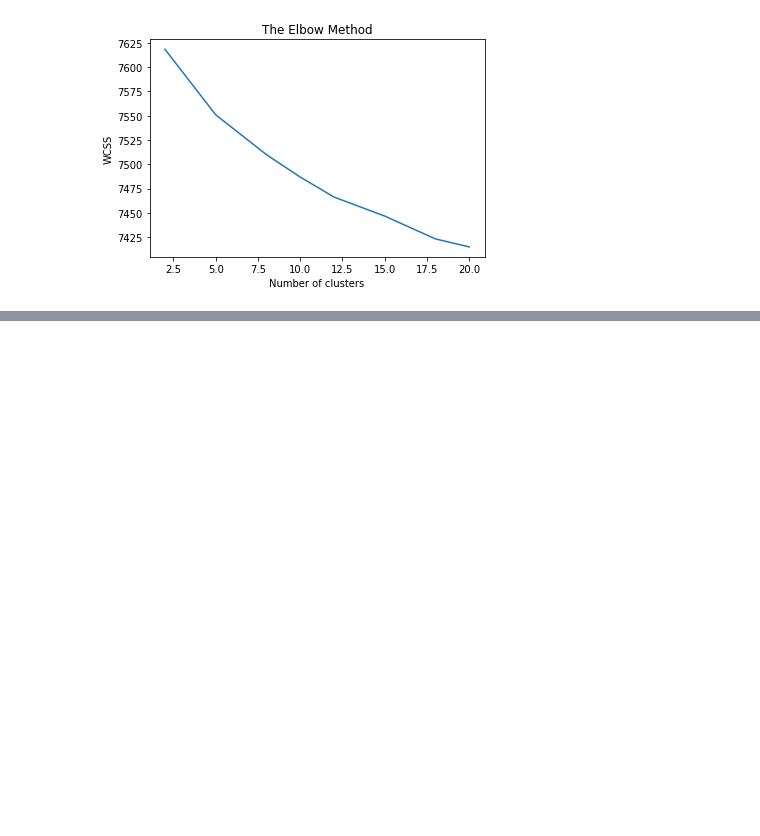
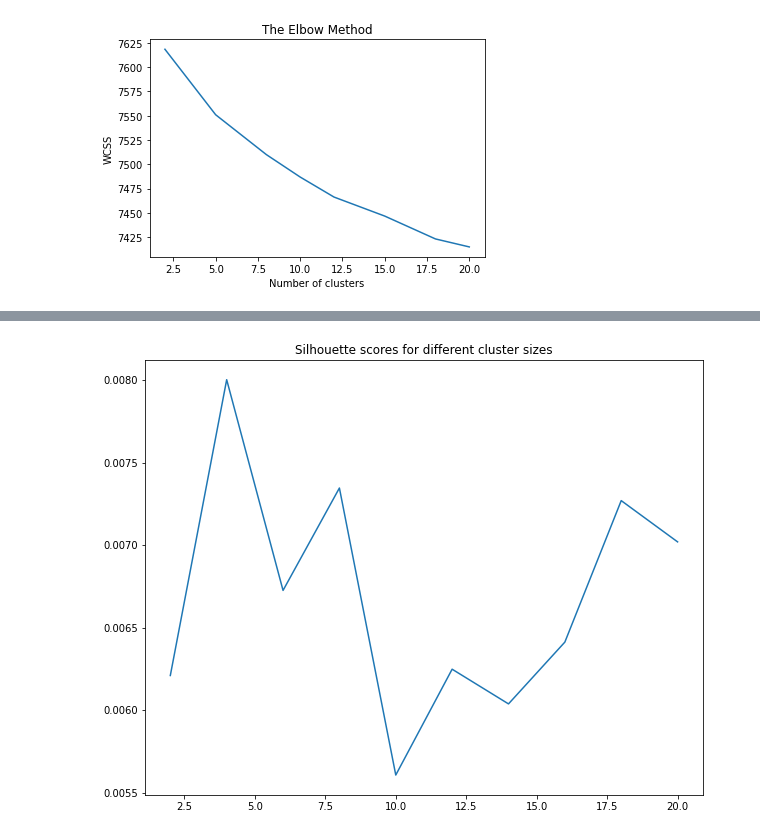
Before and after one commit to vishalsingh1080/Netflix-Movies-tvShow-clustering, a Jupyter notebook: NETFLIX_MOVIES_AND_TV_SHOWS_CLUSTERING.ipynb, the cells around one changed output, grey strips where cells are left out. Saved outputs shown, nothing was run; the diff lists cells and outputs as text; code cells hidden in the pictures; blank space fills up the shorter version.

```diff
--- a/NETFLIX_MOVIES_AND_TV_SHOWS_CLUSTERING.ipynb
+++ b/NETFLIX_MOVIES_AND_TV_SHOWS_CLUSTERING.ipynb
@@ -343 +334,8 @@ fig.show()
+# %%
+num = list(range(2,22,2))
+plt.figure(figsize=(10,8))
+sns.lineplot(x=num,y=sil_scores).set(title='Silhouette scores for different cluster sizes')
+plt.show()
+# %% [output]
+[figure, added]
 # %%
```
Also changed, not shown: parts of 4 cells of this notebook.
